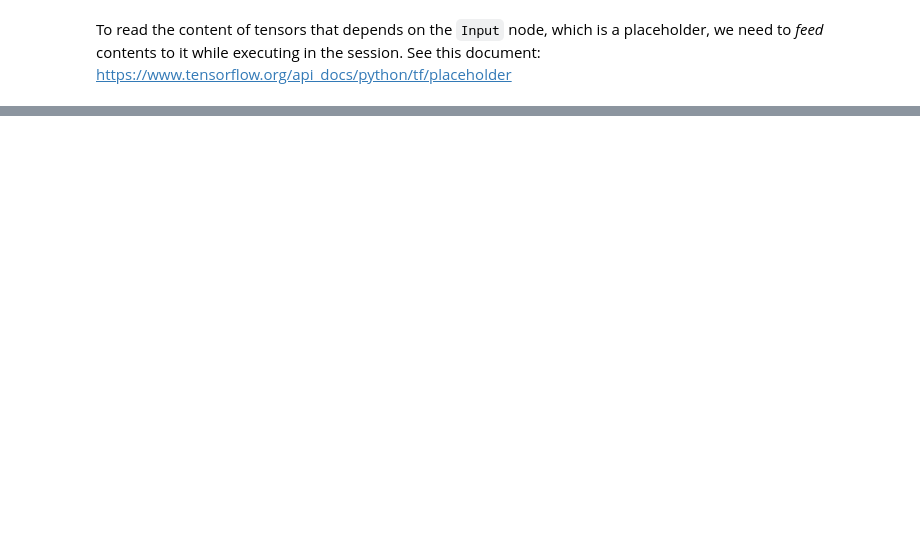
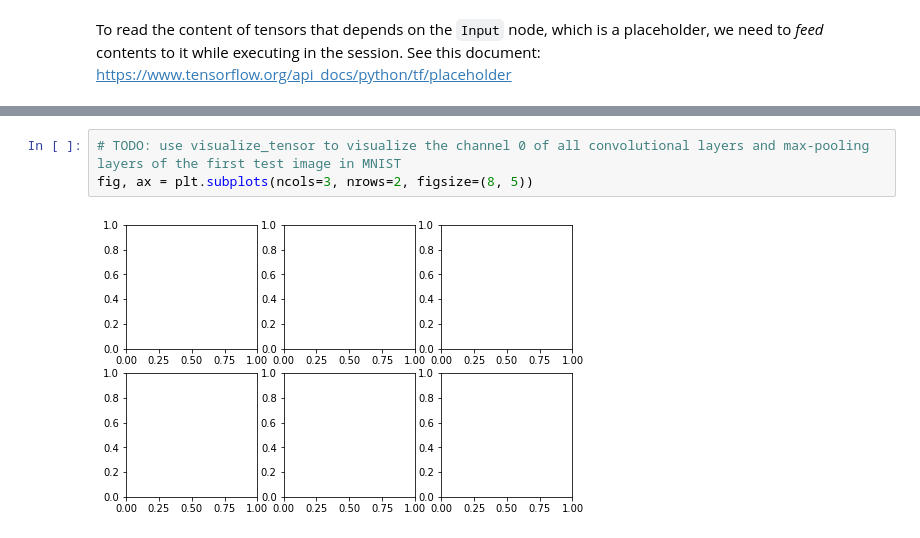
Before and after one commit to huanpass/papaa18-tutorial, a Jupyter notebook: notebooks/01 Introduction to CNN and TensorFlow.ipynb, the cells around one changed output, grey strips where cells are left out. Saved outputs shown, nothing was run; the diff lists cells and outputs as text; blank space fills up the shorter version.

```diff
--- a/notebooks/01 Introduction to CNN and TensorFlow.ipynb
+++ b/notebooks/01 Introduction to CNN and TensorFlow.ipynb
@@ -268,0 +326,5 @@ Loss value of a training batch at step   800: 2.252556
+# %%
+# TODO: use visualize_tensor to visualize the channel 0 of all convolutional layers and max-pooling layers of the first test image in MNIST
+fig, ax = plt.subplots(ncols=3, nrows=2, figsize=(8, 5))
+# %% [output]
+[figure, added]
```
Also changed, not shown: parts of 12 cells of this notebook.
